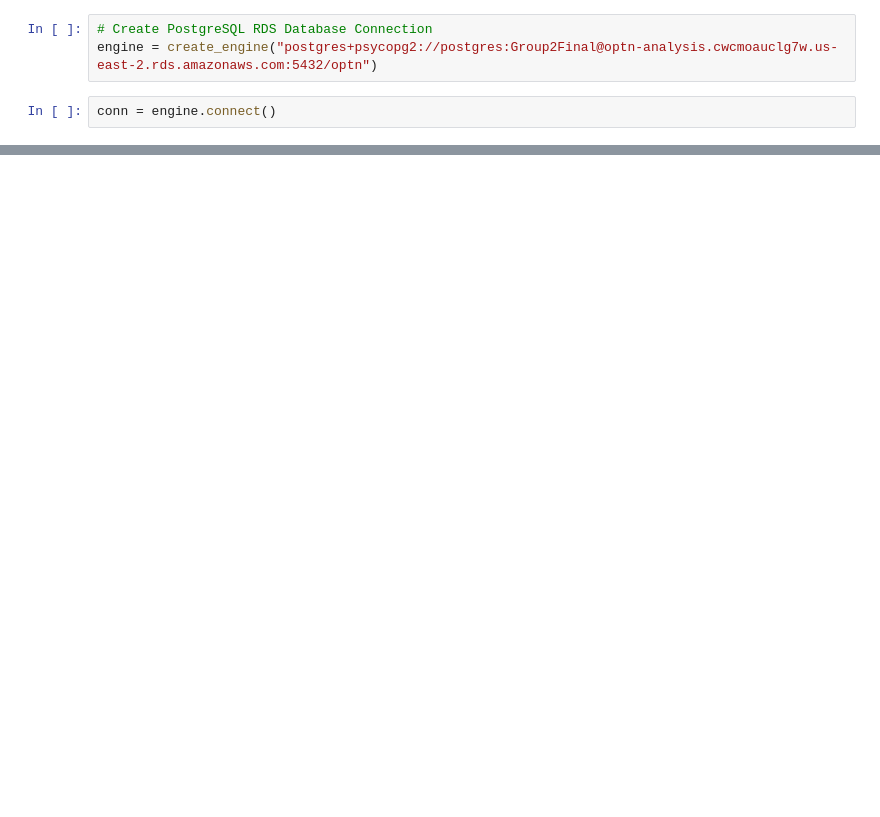
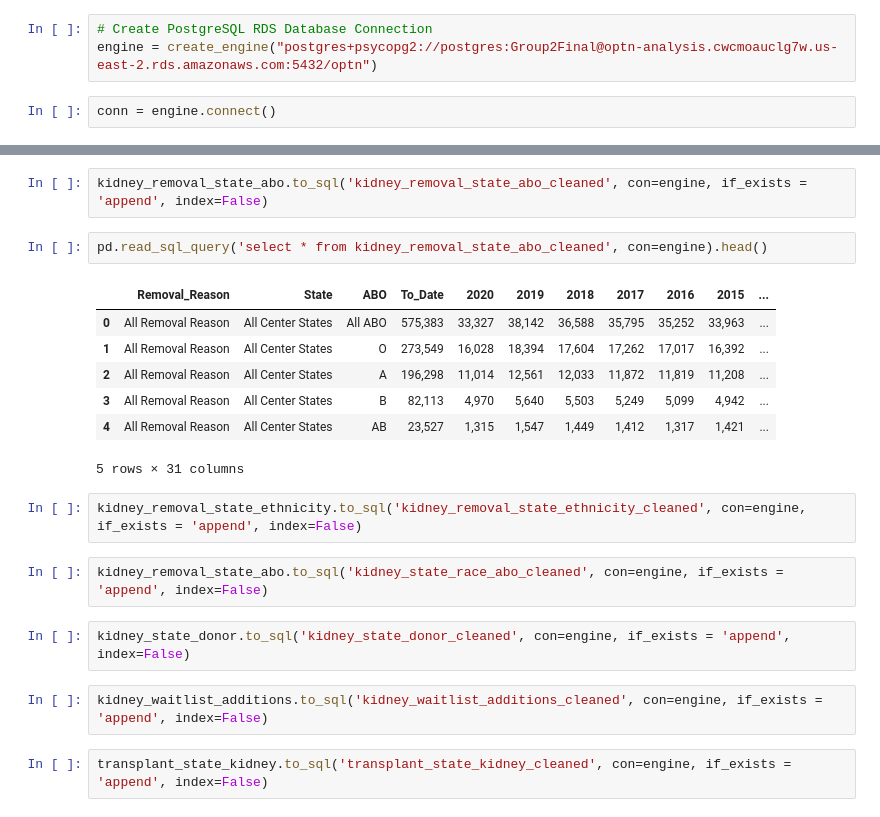
Before and after one commit to Lbrady1025/OPTN-analysis, a Jupyter notebook: csv_to_sql.ipynb, the cells around one changed output, grey strips where cells are left out. Drawn from its saved outputs; the diff is of its cells as text; blank space fills up the shorter version.

```diff
--- a/csv_to_sql.ipynb
+++ b/csv_to_sql.ipynb
@@ -167,0 +286,22 @@ engine.table_names()
+# %%
+kidney_removal_state_abo.to_sql('kidney_removal_state_abo_cleaned', con=engine, if_exists = 'append', index=False)
+# %%
+pd.read_sql_query('select * from kidney_removal_state_abo_cleaned', con=engine).head()
+# %% [output]
+|  | Removal_Reason | State | ABO | To_Date | 2020 | 2019 | 2018 | 2017 | 2016 | 2015 | ... |
+| 0 | All Removal Reason | All Center States | All ABO | 575,383 | 33,327 | 38,142 | 36,588 | 35,795 | 35,252 | 33,963 | ... |
+| 1 | All Removal Reason | All Center States | O | 273,549 | 16,028 | 18,394 | 17,604 | 17,262 | 17,017 | 16,392 | ... |
+| 2 | All Removal Reason | All Center States | A | 196,298 | 11,014 | 12,561 | 12,033 | 11,872 | 11,819 | 11,208 | ... |
+| 3 | All Removal Reason | All Center States | B | 82,113 | 4,970 | 5,640 | 5,503 | 5,249 | 5,099 | 4,942 | ... |
+| 4 | All Removal Reason | All Center States | AB | 23,527 | 1,315 | 1,547 | 1,449 | 1,412 | 1,317 | 1,421 | ... |
+5 rows × 31 columns
+# %%
+kidney_removal_state_ethnicity.to_sql('kidney_removal_state_ethnicity_cleaned', con=engine, if_exists = 'append', index=False)
+# %%
+kidney_removal_state_abo.to_sql('kidney_state_race_abo_cleaned', con=engine, if_exists = 'append', index=False)
+# %%
+kidney_state_donor.to_sql('kidney_state_donor_cleaned', con=engine, if_exists = 'append', index=False)
+# %%
+kidney_waitlist_additions.to_sql('kidney_waitlist_additions_cleaned', con=engine, if_exists = 'append', index=False)
+# %%
+transplant_state_kidney.to_sql('transplant_state_kidney_cleaned', con=engine, if_exists = 'append', index=False)
```
Also changed, not shown: parts of 14 cells of this notebook, 23 other files.
